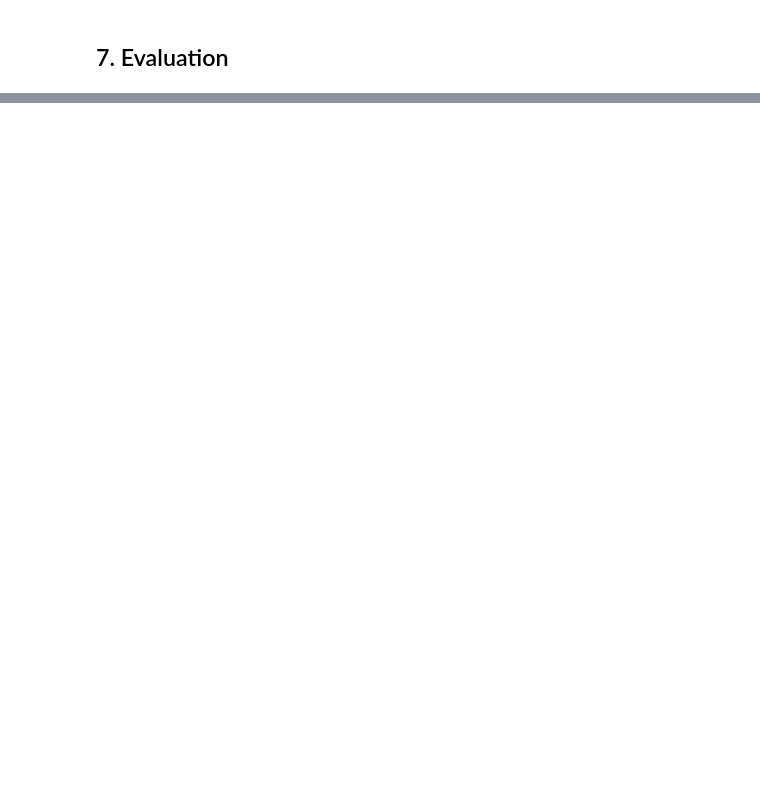
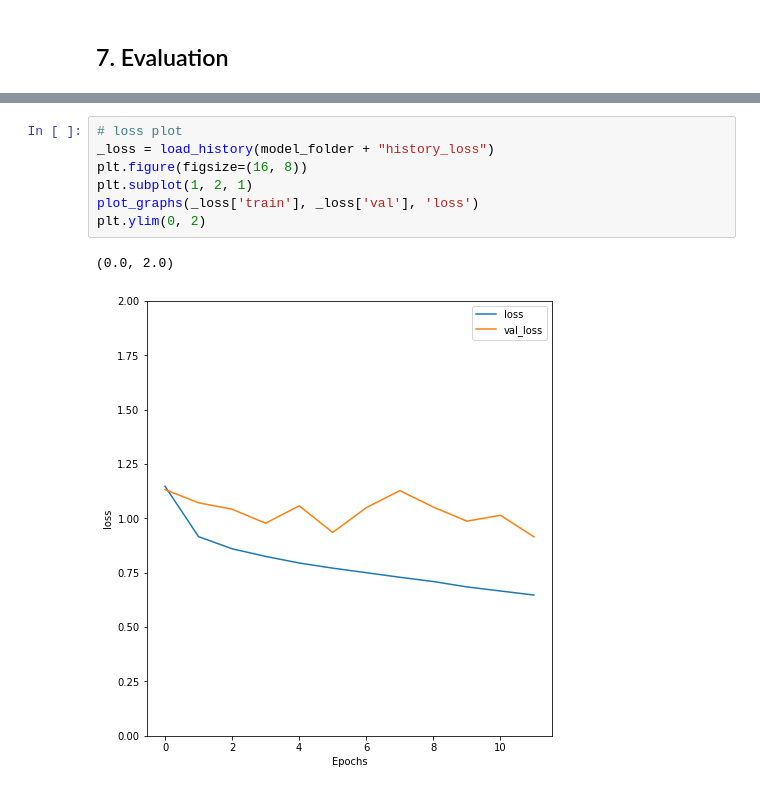
Before and after one commit to kode-git/vfer, a Jupyter notebook: ViT_Face_Emotion_Recognition.ipynb, the cells around one changed output, grey strips where cells are left out. Drawn from its saved outputs; the diff is of its cells as text; blank space fills up the shorter version.

```diff
--- a/ViT_Face_Emotion_Recognition.ipynb
+++ b/ViT_Face_Emotion_Recognition.ipynb
@@ -1154,0 +1203,10 @@ save_history(val_hist, val_history)
+# %%
+# loss plot
+_loss = load_history(model_folder + "history_loss")
+plt.figure(figsize=(16, 8))
+plt.subplot(1, 2, 1)
+plot_graphs(_loss['train'], _loss['val'], 'loss')
+plt.ylim(0, 2)
+# %% [output]
+(0.0, 2.0)
+[figure, added]
```
Also changed, not shown: parts of 26 cells of this notebook.
